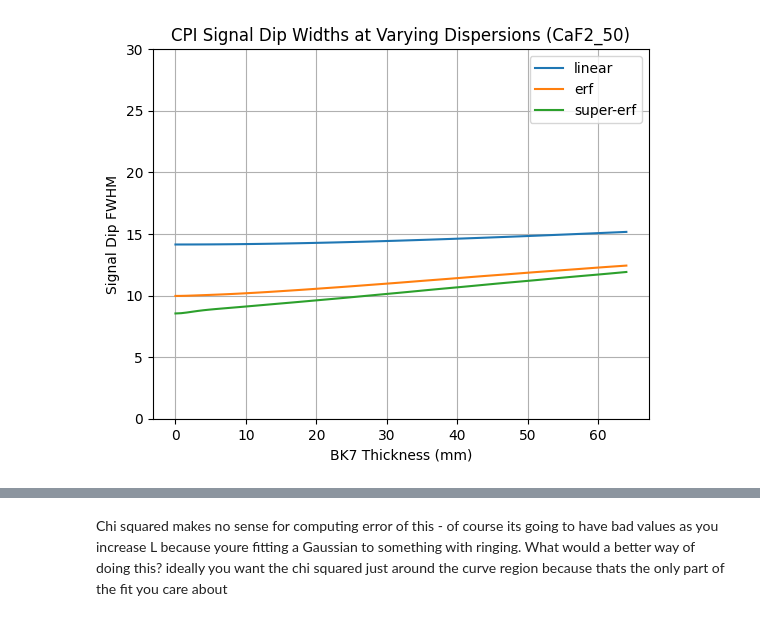
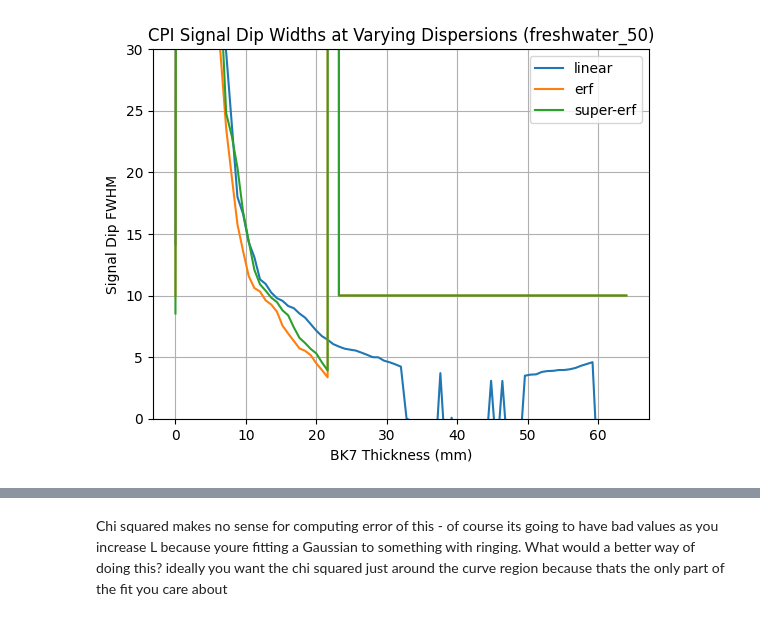
Before and after one commit to unaa-r/CPI_Project, a Jupyter notebook: dips_processing.ipynb, the cells around one changed output, grey strips where cells are left out. Drawn from its saved outputs; the diff is of its cells as text; code cells hidden in the pictures.

```diff
--- a/dips_processing.ipynb
+++ b/dips_processing.ipynb
@@ -15,7 +15,7 @@ linear_chi2 = []
 erf_chi2 = []
 super_erf_chi2 = []
 
-folder_name = "CaF2_50"
+folder_name = "freshwater_50"
 tau_range = 50
 
 # --- Initial guesses ---
@@ -90,34 +90,34 @@ for L in Lvals:
     linear_chi2.append(chisq(lin_result.x, taus, lin_norm))
     erf_chi2.append(chisq(erf_result.x, taus, erf_norm))
     super_erf_chi2.append(chisq(superf_result.x, taus, superf_norm))
     '''
     linear_chi2.append(lin_result.cost)
     erf_chi2.append(erf_result.cost)
     super_erf_chi2.append(superf_result.cost)
 
 
     linear_dip_widths.append(lin_result.x[3])
     erf_dip_widths.append(erf_result.x[3])
     super_erf_dip_widths.append(superf_result.x[3])
 '''
 print(linear_dip_widths[0])
 print(erf_dip_widths[0])
 print(super_erf_dip_widths[0])
 '''
 #np.savetxt(f"./linear_dip_widths.txt", linear_dip_widths, )
 plt.plot(Lvals, linear_dip_widths, label = "linear")
 plt.plot(Lvals, erf_dip_widths, label = "erf")
 plt.plot(Lvals, super_erf_dip_widths, label = "super-erf")
 plt.xlabel("BK7 Thickness (mm)")
 plt.ylabel("Signal Dip FWHM")
 plt.legend()
 plt.grid()
 plt.title(f'CPI Signal Dip Widths at Varying Dispersions ({folder_name})')
 plt.gca().xaxis.set_major_formatter(ticker.FuncFormatter(lambda x, _: f"{x/1000:.0f}"))
 
 plt.ylim(0, 30);
 # %% [output]
-[figure, old version]
+[figure, new version]
 # %%
 plt.plot(Lvals, linear_chi2, label = "linear")
 plt.plot(Lvals, erf_chi2, label = "erf")
```
Also changed, not shown: parts of 3 cells of this notebook, 1 other file.
